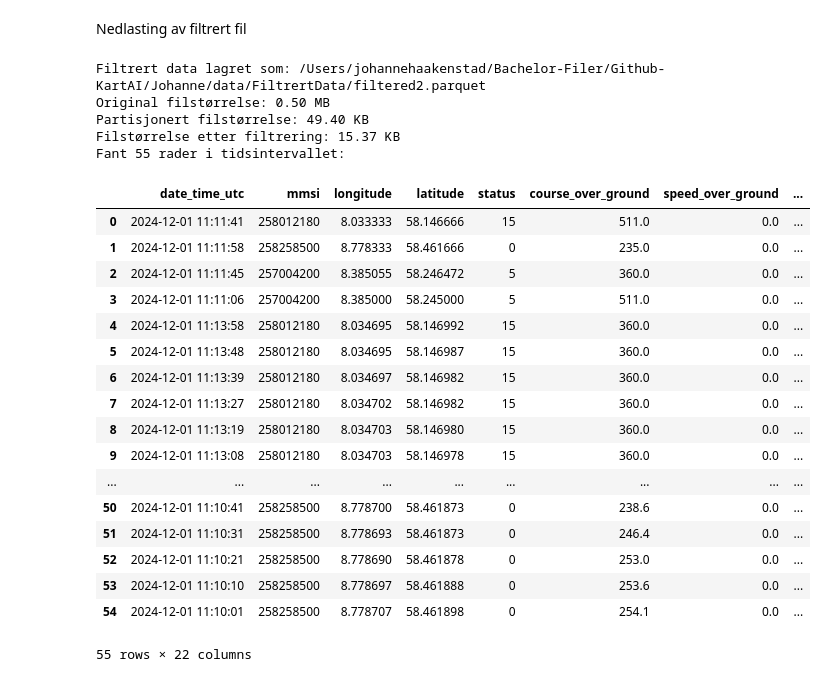
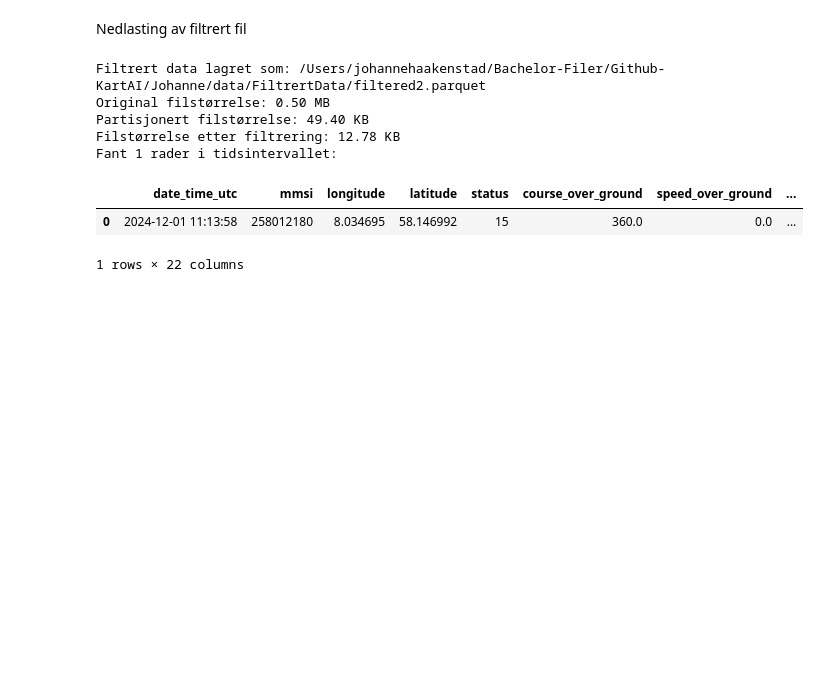
Before and after one commit to kartAI/kaidata_geolake, a Jupyter notebook: Johanne/DuckDB-B1.ipynb, the cells around one changed output. Cells and saved outputs as stored; diff of their text form; code cells hidden in the pictures; blank space fills up the shorter version.

Commit message:
fikset filtrering

```diff
--- a/Johanne/DuckDB-B1.ipynb
+++ b/Johanne/DuckDB-B1.ipynb
@@ -489,7 +489,7 @@ filtrert_fil = "/Users/johannehaakenstad/Bachelor-Filer/Github-KartAI/Johanne/da
 con = duckdb.connect()
 
 # Definer tidsintervallet
-start_time = "2024-12-01 11:09:51"
+start_time = "2024-12-01 11:13:51"
 end_time = "2024-12-01 11:14:00"
 
 # SQL-spørring for å filtrere data basert på tidspunkt
@@ -518,50 +518,35 @@ sammenlign_filstørrelser(original_fil, partisjonert_fil, filtrert_fil)
 if not filtered_data.empty:
     print(f"Fant {len(filtered_data)} rader i tidsintervallet:")
     display(filtered_data)
 
     if "latitude" in filtered_data.columns and "longitude" in filtered_data.columns:
         avg_lat = filtered_data["latitude"].mean()
         avg_lon = filtered_data["longitude"].mean()
         m = folium.Map(location=[avg_lat, avg_lon], zoom_start=10)
 
         for _, row in filtered_data.iterrows():
             lat, lon = row["latitude"], row["longitude"]
             if not pd.isna(lat) and not pd.isna(lon):
                 ship_name = row.get("ship_name", "Ukjent skip")
                 popup_text = f"Timestamp: {row['date_time_utc']}<br>Ship: {ship_name}"
 
                 folium.Marker(
                     location=[lat, lon],
                     popup=popup_text,
                 ).add_to(m)
 
         display(m)
     else:
         print("Ingen 'latitude'/'longitude'-kolonner funnet i datasettet.")
 else:
     print("Ingen data funnet i det spesifiserte tidsintervallet.")
 # %% [output]
 Filtrert data lagret som: /Users/johannehaakenstad/Bachelor-Filer/Github-KartAI/Johanne/data/FiltrertData/filtered2.parquet
 Original filstørrelse: 0.50 MB
 Partisjonert filstørrelse: 49.40 KB
-Filstørrelse etter filtrering: 15.37 KB
-Fant 55 rader i tidsintervallet:
+Filstørrelse etter filtrering: 12.78 KB
+Fant 1 rader i tidsintervallet:
 |  | date_time_utc | mmsi | longitude | latitude | status | course_over_ground | speed_over_ground | ... |
-| 0 | 2024-12-01 11:11:41 | 258012180 | 8.033333 | 58.146666 | 15 | 511.0 | 0.0 | ... |
-| 1 | 2024-12-01 11:11:58 | 258258500 | 8.778333 | 58.461666 | 0 | 235.0 | 0.0 | ... |
-| 2 | 2024-12-01 11:11:45 | 257004200 | 8.385055 | 58.246472 | 5 | 360.0 | 0.0 | ... |
-| 3 | 2024-12-01 11:11:06 | 257004200 | 8.385000 | 58.245000 | 5 | 511.0 | 0.0 | ... |
-| 4 | 2024-12-01 11:13:58 | 258012180 | 8.034695 | 58.146992 | 15 | 360.0 | 0.0 | ... |
-| 5 | 2024-12-01 11:13:48 | 258012180 | 8.034695 | 58.146987 | 15 | 360.0 | 0.0 | ... |
-| 6 | 2024-12-01 11:13:39 | 258012180 | 8.034697 | 58.146982 | 15 | 360.0 | 0.0 | ... |
-| 7 | 2024-12-01 11:13:27 | 258012180 | 8.034702 | 58.146982 | 15 | 360.0 | 0.0 | ... |
-| 8 | 2024-12-01 11:13:19 | 258012180 | 8.034703 | 58.146980 | 15 | 360.0 | 0.0 | ... |
-| 9 | 2024-12-01 11:13:08 | 258012180 | 8.034703 | 58.146978 | 15 | 360.0 | 0.0 | ... |
-| ... | ... | ... | ... | ... | ... | ... | ... | ... |
-| 50 | 2024-12-01 11:10:41 | 258258500 | 8.778700 | 58.461873 | 0 | 238.6 | 0.0 | ... |
-| 51 | 2024-12-01 11:10:31 | 258258500 | 8.778693 | 58.461873 | 0 | 246.4 | 0.0 | ... |
-| 52 | 2024-12-01 11:10:21 | 258258500 | 8.778690 | 58.461878 | 0 | 253.0 | 0.0 | ... |
-| 53 | 2024-12-01 11:10:10 | 258258500 | 8.778697 | 58.461888 | 0 | 253.6 | 0.0 | ... |
-| 54 | 2024-12-01 11:10:01 | 258258500 | 8.778707 | 58.461898 | 0 | 254.1 | 0.0 | ... |
+| 0 | 2024-12-01 11:13:58 | 258012180 | 8.034695 | 58.146992 | 15 | 360.0 | 0.0 | ... |
-55 rows × 22 columns
+1 rows × 22 columns
 [interactive output not drawn]
```
Also changed, not shown: parts of 3 cells of this notebook, 1 other file.
